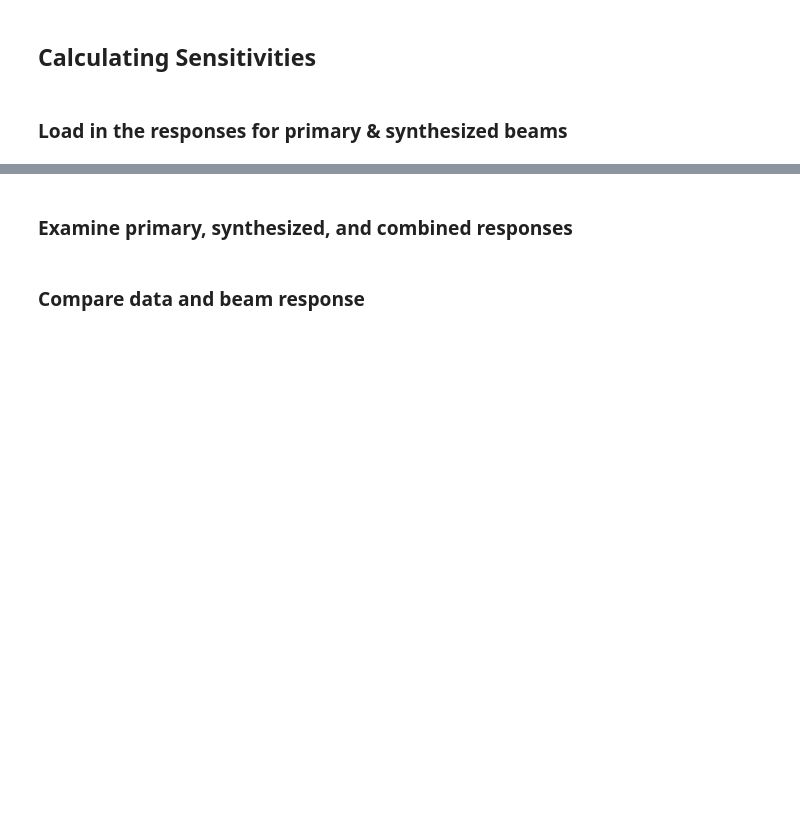
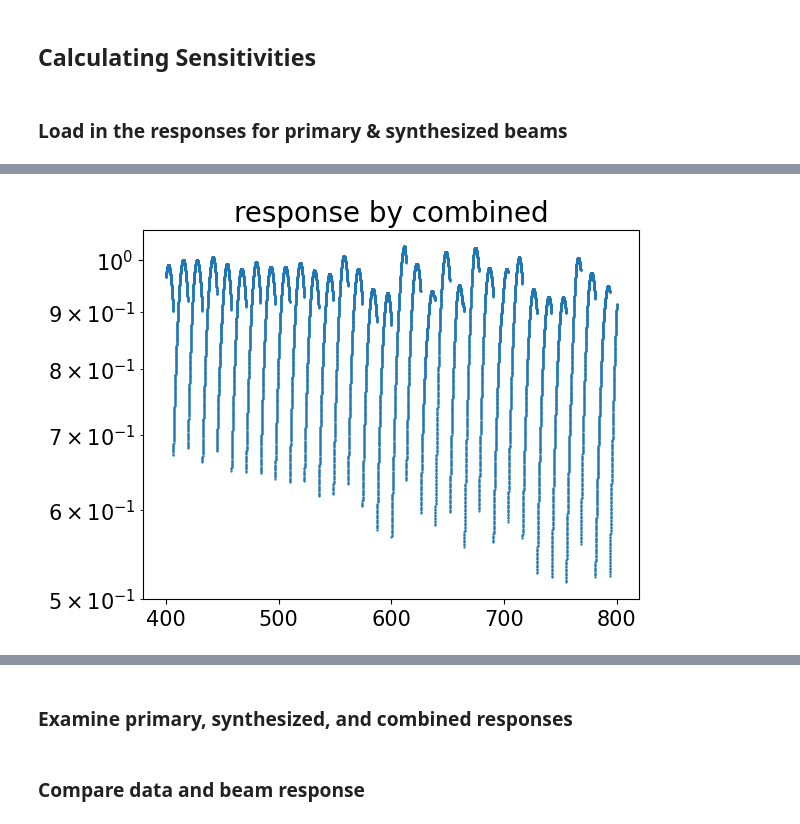
Before and after one commit to meena-seth/nrao, a Jupyter notebook: beamforming_eqn/cygA.ipynb, the cells around one changed output, grey strips where cells are left out. Saved outputs shown, nothing was run; the diff lists cells and outputs as text; code cells hidden in the pictures; blank space fills up the shorter version.

```diff
--- a/beamforming_eqn/cygA.ipynb
+++ b/beamforming_eqn/cygA.ipynb
@@ -461,3 +429,7 @@ IndexError: index -30481 is out of bounds for axis 0 with size 1024
+# %%
+c_sensitivities = cbm.get_sensitivity(1105, pos_array, freqs)
+# %%
+c_sens_1800s = c_sensitivities[1800,:]
 # %%
 ## Combined response
 
@@ -478,3 +466,11 @@ IndexError: index 1770 is out of bounds for axis 0 with size 600
+# %%
+plt.figure()
+plt.scatter(freqs_Mhz, c_sens_1800s, s=0.4)
+plt.yscale('log')
+plt.title('response by combined')
+plt.show()
+# %% [output]
+[figure, added]
 # %%
 mean_response = np.nanmean(c_response, axis=1)
 peak_resp_idx = np.argmax(mean_response)
```
Also changed, not shown: parts of 40 cells of this notebook, 1 other file.
